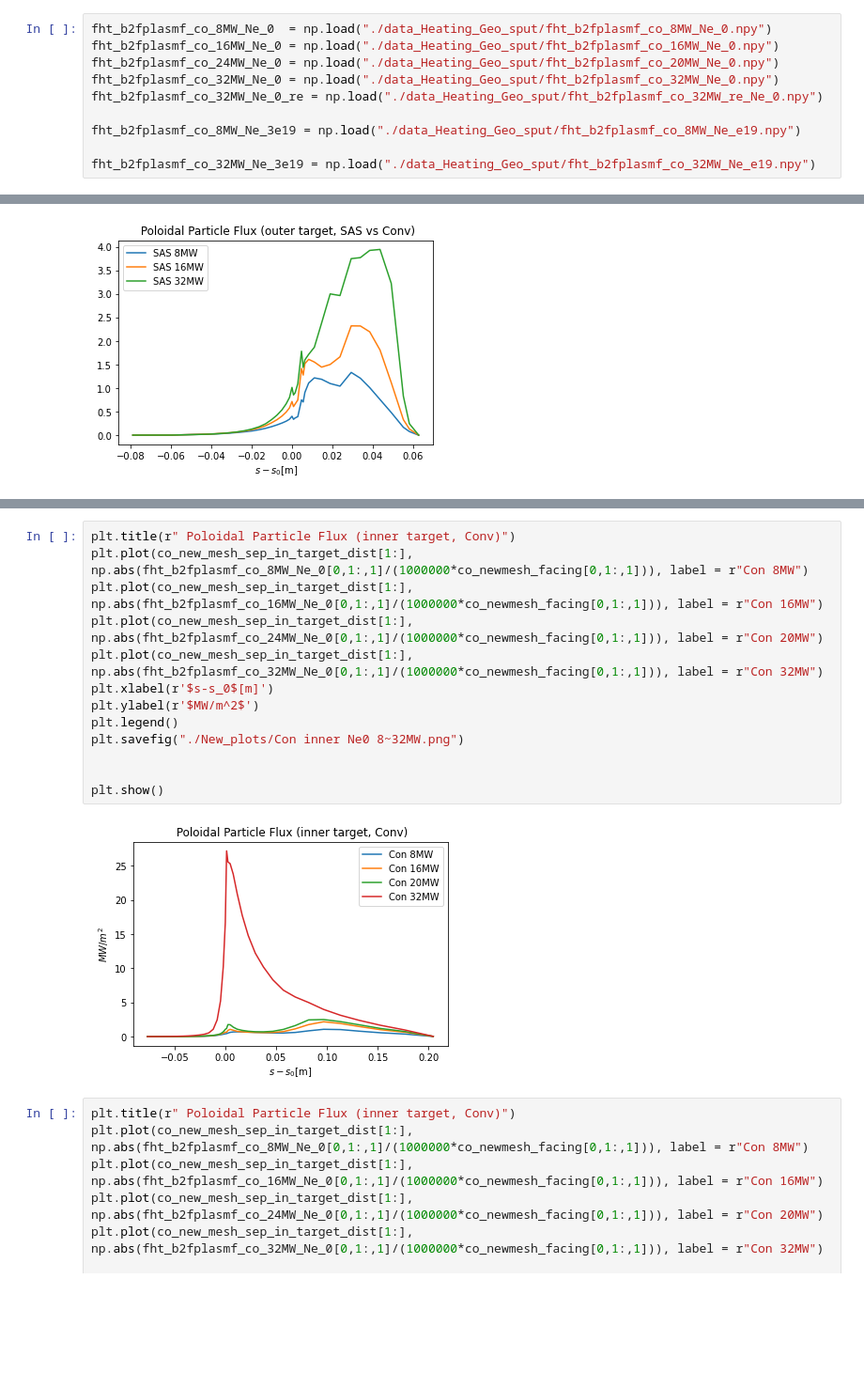
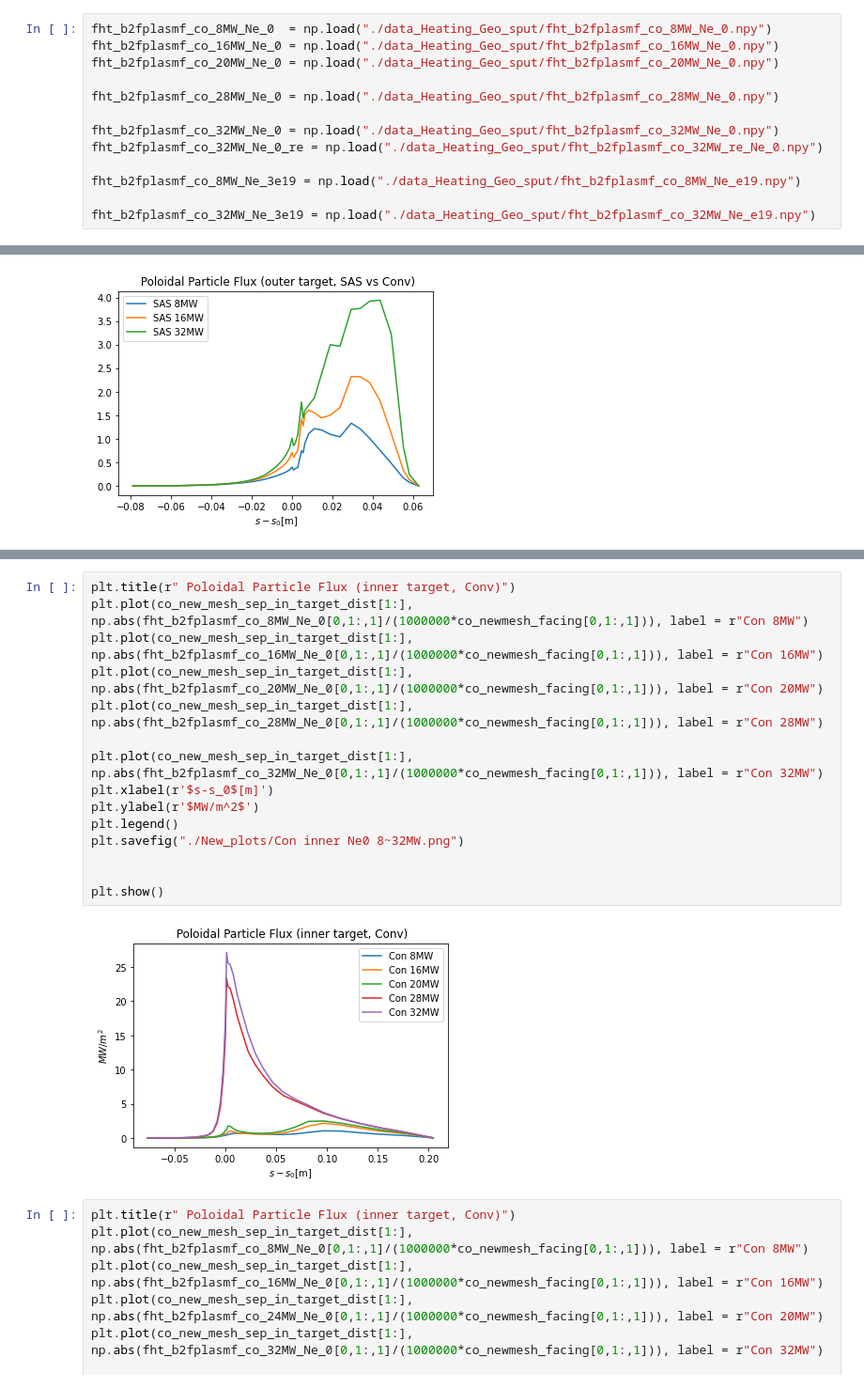
Before and after one commit to ChanYeongL/SOLPS-ITER_analysis, a Jupyter notebook: #new_analysis.ipynb, the cells around one changed output, grey strips where cells are left out. Shown at 94% size. Saved outputs shown, nothing was run; the diff lists cells and outputs as text; blank space fills up the shorter version.

```diff
--- a/#new_analysis.ipynb
+++ b/#new_analysis.ipynb
@@ -404,7 +388,10 @@ ne_b2fplasmf_al_32MW_Ne_0 = np.load("./data_Heating_Geo_sput/ne_b2fplasmf_SAS_32
 # %%
 fht_b2fplasmf_co_8MW_Ne_0  = np.load("./data_Heating_Geo_sput/fht_b2fplasmf_co_8MW_Ne_0.npy")
 fht_b2fplasmf_co_16MW_Ne_0 = np.load("./data_Heating_Geo_sput/fht_b2fplasmf_co_16MW_Ne_0.npy")
-fht_b2fplasmf_co_24MW_Ne_0 = np.load("./data_Heating_Geo_sput/fht_b2fplasmf_co_20MW_Ne_0.npy")
+fht_b2fplasmf_co_20MW_Ne_0 = np.load("./data_Heating_Geo_sput/fht_b2fplasmf_co_20MW_Ne_0.npy")
+
+fht_b2fplasmf_co_28MW_Ne_0 = np.load("./data_Heating_Geo_sput/fht_b2fplasmf_co_28MW_Ne_0.npy")
+
 fht_b2fplasmf_co_32MW_Ne_0 = np.load("./data_Heating_Geo_sput/fht_b2fplasmf_co_32MW_Ne_0.npy")
 fht_b2fplasmf_co_32MW_Ne_0_re = np.load("./data_Heating_Geo_sput/fht_b2fplasmf_co_32MW_re_Ne_0.npy")
 
@@ -632,18 +621,20 @@ plt.show()
 # %%
 plt.title(r" Poloidal Particle Flux (inner target, Conv)")
 plt.plot(co_new_mesh_sep_in_target_dist[1:], np.abs(fht_b2fplasmf_co_8MW_Ne_0[0,1:,1]/(1000000*co_newmesh_facing[0,1:,1])), label = r"Con 8MW")
 plt.plot(co_new_mesh_sep_in_target_dist[1:], np.abs(fht_b2fplasmf_co_16MW_Ne_0[0,1:,1]/(1000000*co_newmesh_facing[0,1:,1])), label = r"Con 16MW")
-plt.plot(co_new_mesh_sep_in_target_dist[1:], np.abs(fht_b2fplasmf_co_24MW_Ne_0[0,1:,1]/(1000000*co_newmesh_facing[0,1:,1])), label = r"Con 20MW")
+plt.plot(co_new_mesh_sep_in_target_dist[1:], np.abs(fht_b2fplasmf_co_20MW_Ne_0[0,1:,1]/(1000000*co_newmesh_facing[0,1:,1])), label = r"Con 20MW")
+plt.plot(co_new_mesh_sep_in_target_dist[1:], np.abs(fht_b2fplasmf_co_28MW_Ne_0[0,1:,1]/(1000000*co_newmesh_facing[0,1:,1])), label = r"Con 28MW")
+
 plt.plot(co_new_mesh_sep_in_target_dist[1:], np.abs(fht_b2fplasmf_co_32MW_Ne_0[0,1:,1]/(1000000*co_newmesh_facing[0,1:,1])), label = r"Con 32MW")
 plt.xlabel(r'$s-s_0$[m]')
 plt.ylabel(r'$MW/m^2$')
 plt.legend()
 plt.savefig("./New_plots/Con inner Ne0 8~32MW.png")
 
 
 plt.show()
 # %% [output]
-[figure, old version]
+[figure, new version]
 # %%
 plt.title(r" Poloidal Particle Flux (inner target, Conv)")
 plt.plot(co_new_mesh_sep_in_target_dist[1:], np.abs(fht_b2fplasmf_co_8MW_Ne_0[0,1:,1]/(1000000*co_newmesh_facing[0,1:,1])), label = r"Con 8MW")
```
Also changed, not shown: parts of 10 cells of this notebook, 10 other files.
